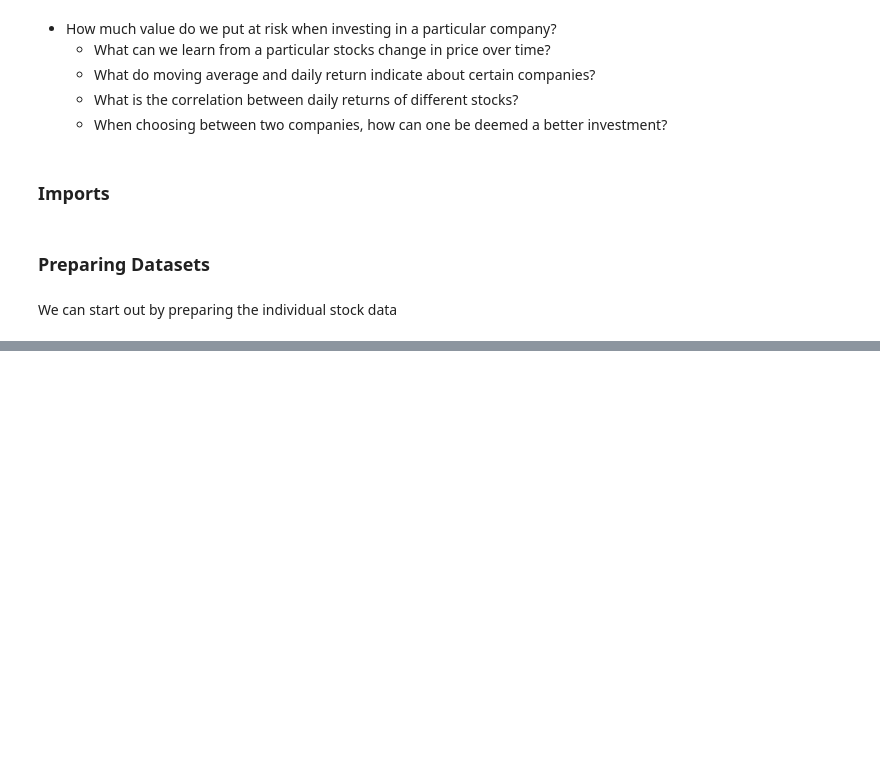
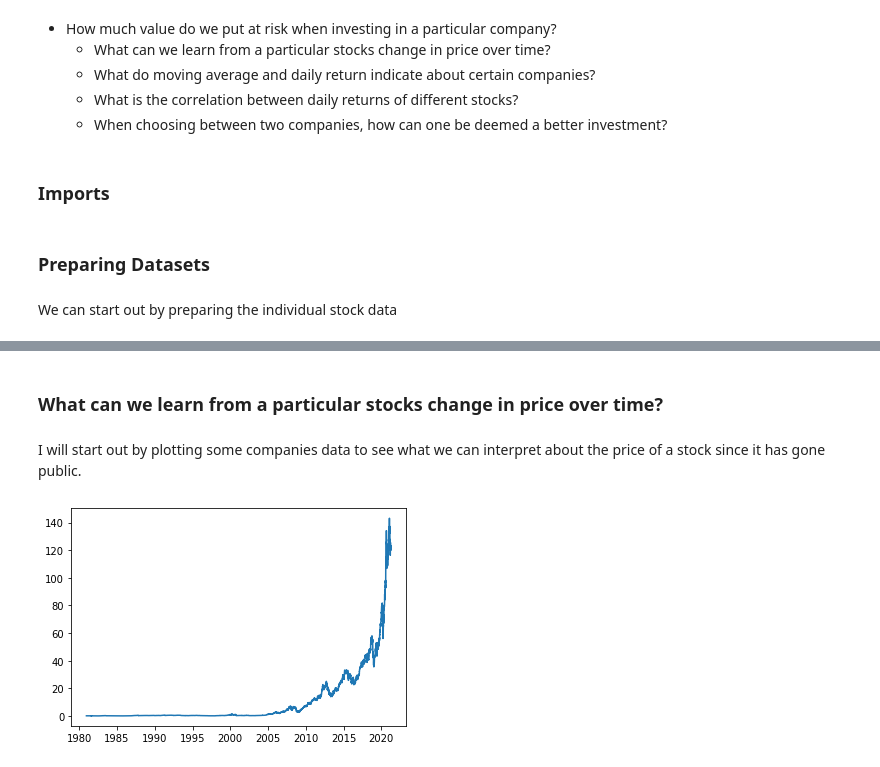
Before and after one commit to ithakker/367MidermIshaanThakker, a Jupyter notebook: final-Stock Market Risk.ipynb, the cells around one changed output, grey strips where cells are left out. Saved outputs shown, nothing was run; the diff lists cells and outputs as text; code cells hidden in the pictures; blank space fills up the shorter version.

```diff
--- a/final-Stock Market Risk.ipynb
+++ b/final-Stock Market Risk.ipynb
@@ -63,0 +102,13 @@ GME.sort_values(by = ['Date'], inplace = True, ascending = False)
+# %% [markdown]
+### What can we learn from a particular stocks change in price over time?
+# %% [markdown]
+I will start out by plotting some companies data to see what we can interpret about the price of a stock since it has gone public.
+# %%
+AAPL_price = AAPL.copy()
+AAPL_price['Date'] = pd.to_datetime(AAPL_price['Date'], format = '%Y-%m-%d')
+x = AAPL_price["Date"]
+y = AAPL_price["Close"]
+plt.plot(x,y)
+plt.show()
+# %% [output]
+[figure, added]
```
Also changed, not shown: parts of 48 cells of this notebook, 1 other file.
